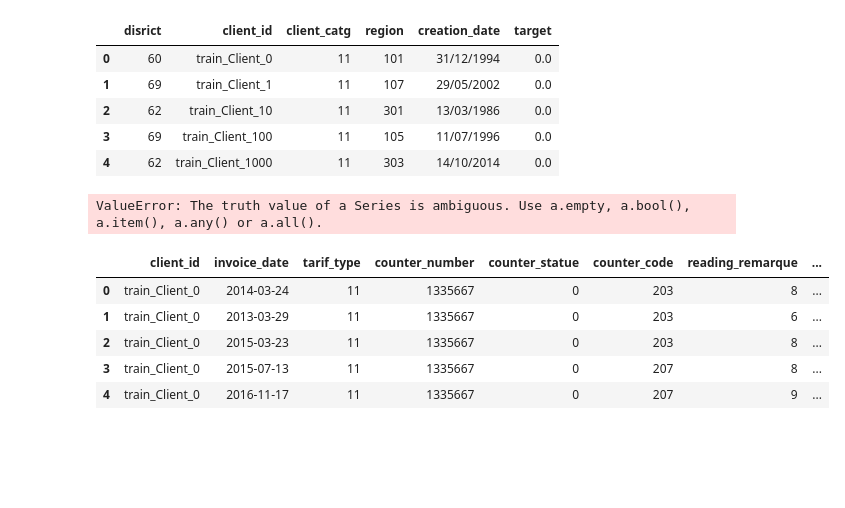
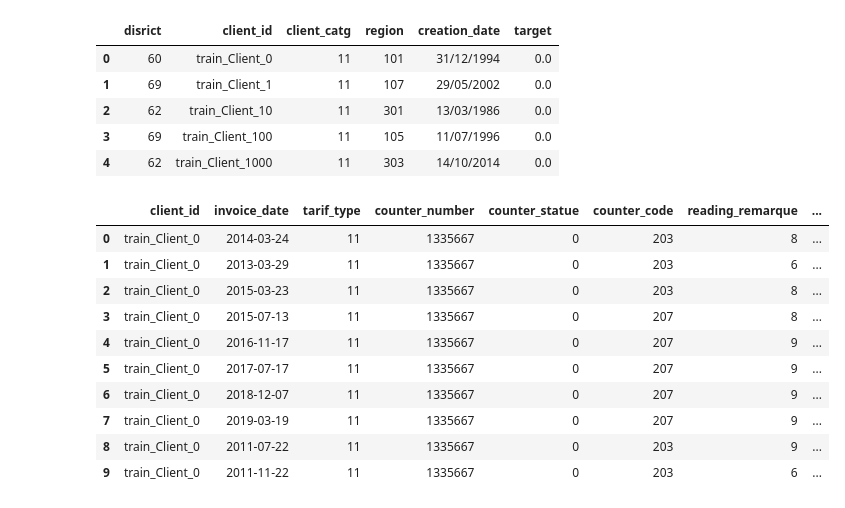
Before and after one commit to alexandervonwernherr/ds-ml-project, a Jupyter notebook: fraud_detection.ipynb, the cells around one changed output. Drawn from its saved outputs; the diff is of its cells as text; code cells hidden in the pictures; blank space fills up the shorter version.

```diff
--- a/fraud_detection.ipynb
+++ b/fraud_detection.ipynb
@@ -1,5 +1,5 @@
 # %%
 import pandas as pd
 
-client_train_data = pd.read_csv("data/client_train.csv")
-invoice_train_data = pd.read_csv("data/invoice_train.csv")
+client_train_data = pd.read_csv("data/client_train.csv", low_memory=False)
+invoice_train_data = pd.read_csv("data/invoice_train.csv",  low_memory=False)
@@ -20,19 +12,17 @@ client_train_data.head()
 | 2 | 62 | train_Client_10 | 11 | 301 | 13/03/1986 | 0.0 |
 | 3 | 69 | train_Client_100 | 11 | 105 | 11/07/1996 | 0.0 |
 | 4 | 62 | train_Client_1000 | 11 | 303 | 14/10/2014 | 0.0 |
-# %%
-x = client_train_data.loc[
-    (client_train_data["target"] > 0.0) & (client_train_data["target"] < 1.0)
-]
-print(x)
-# %% [output]
-ValueError: The truth value of a Series is ambiguous. Use a.empty, a.bool(), a.item(), a.any() or a.all().
 # %%
-invoice_train_data.head()
+invoice_train_data.head(10)
 # %% [output]
 |  | client_id | invoice_date | tarif_type | counter_number | counter_statue | counter_code | reading_remarque | ... |
 | 0 | train_Client_0 | 2014-03-24 | 11 | 1335667 | 0 | 203 | 8 | ... |
 | 1 | train_Client_0 | 2013-03-29 | 11 | 1335667 | 0 | 203 | 6 | ... |
 | 2 | train_Client_0 | 2015-03-23 | 11 | 1335667 | 0 | 203 | 8 | ... |
 | 3 | train_Client_0 | 2015-07-13 | 11 | 1335667 | 0 | 207 | 8 | ... |
 | 4 | train_Client_0 | 2016-11-17 | 11 | 1335667 | 0 | 207 | 9 | ... |
+| 5 | train_Client_0 | 2017-07-17 | 11 | 1335667 | 0 | 207 | 9 | ... |
+| 6 | train_Client_0 | 2018-12-07 | 11 | 1335667 | 0 | 207 | 9 | ... |
+| 7 | train_Client_0 | 2019-03-19 | 11 | 1335667 | 0 | 207 | 9 | ... |
+| 8 | train_Client_0 | 2011-07-22 | 11 | 1335667 | 0 | 203 | 9 | ... |
+| 9 | train_Client_0 | 2011-11-22 | 11 | 1335667 | 0 | 203 | 6 | ... |
```
Also changed, not shown: parts of 6 cells of this notebook.
